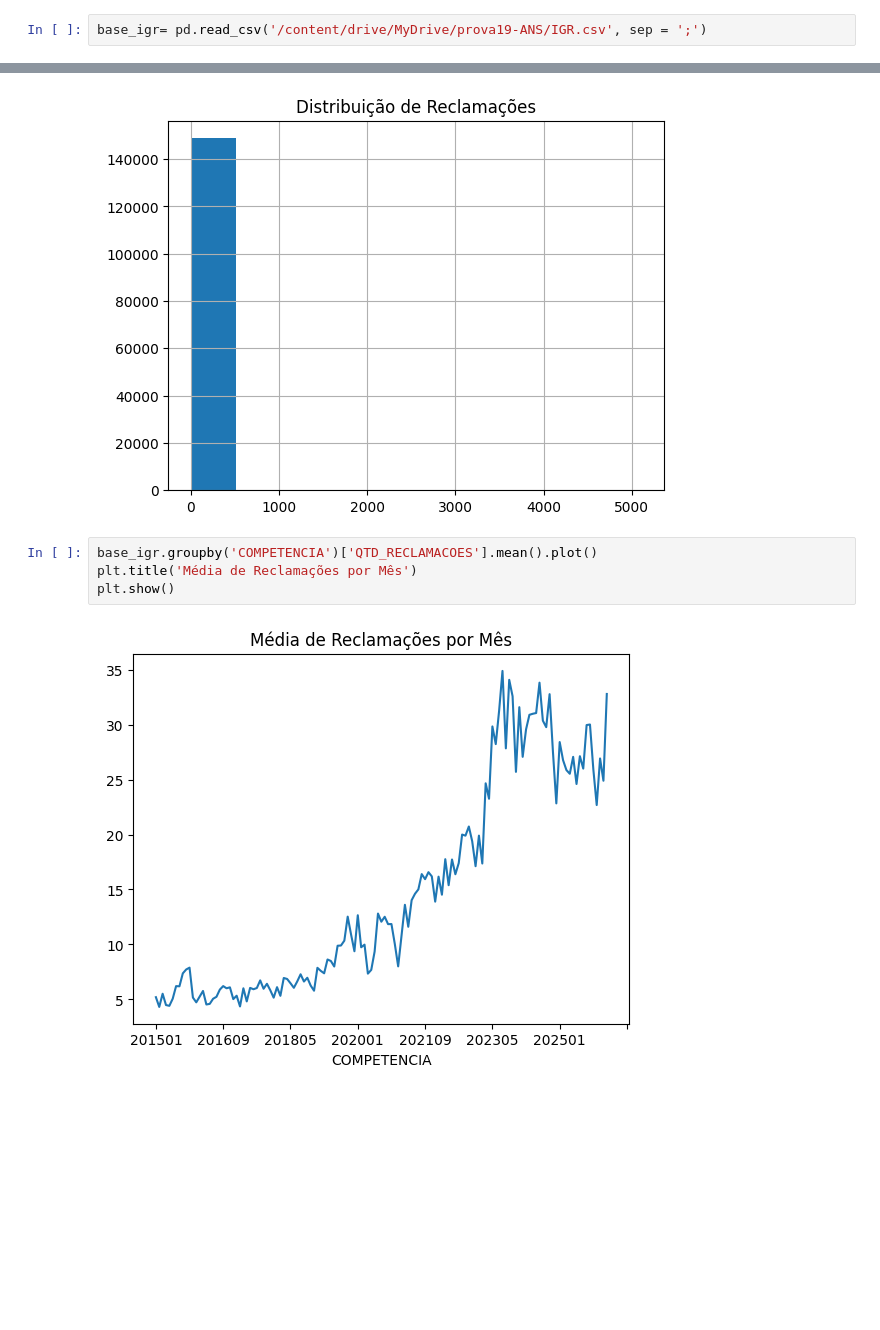
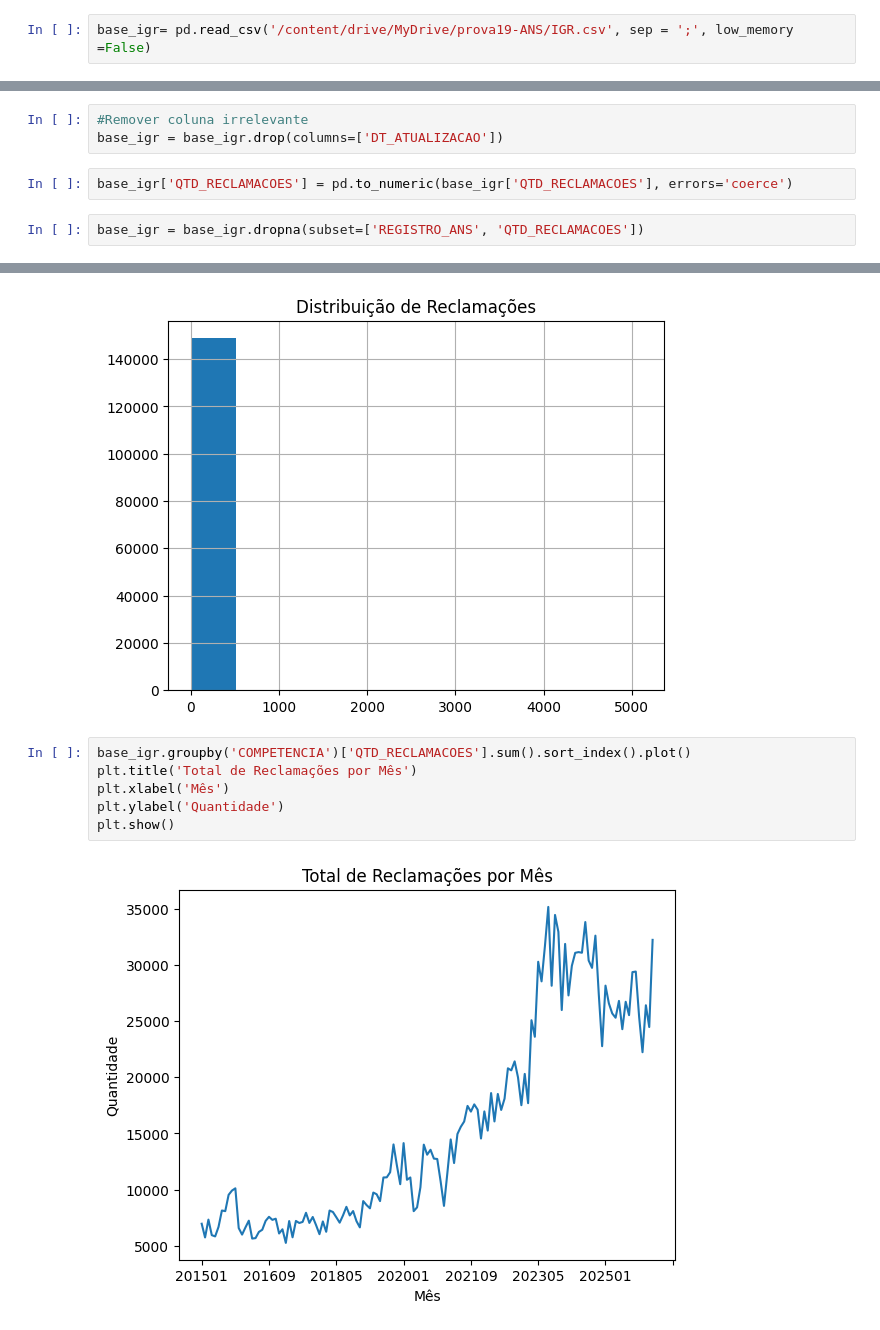
Before and after one commit to isageorgete/Prova19-icoma, a Jupyter notebook: prova_19_isadora_georgete.ipynb, the cells around one changed output, grey strips where cells are left out. Saved outputs shown, nothing was run; the diff lists cells and outputs as text; blank space fills up the shorter version.

Commit message:
Prova aparentemente feita

```diff
--- a/prova_19_isadora_georgete.ipynb
+++ b/prova_19_isadora_georgete.ipynb
@@ -18,5 +25,5 @@ import pandas as pd
 # %%
-base_igr= pd.read_csv('/content/drive/MyDrive/prova19-ANS/IGR.csv', sep = ';')
+base_igr= pd.read_csv('/content/drive/MyDrive/prova19-ANS/IGR.csv', sep = ';', low_memory =False)
 # %%
 base_igr
 # %% [output]
@@ -72,2 +78,9 @@ base_igr.isnull().sum()
 dtype: int64
+# %%
+#Remover coluna irrelevante
+base_igr = base_igr.drop(columns=['DT_ATUALIZACAO'])
+# %%
+base_igr['QTD_RECLAMACOES'] = pd.to_numeric(base_igr['QTD_RECLAMACOES'], errors='coerce')
+# %%
+base_igr = base_igr.dropna(subset=['REGISTRO_ANS', 'QTD_RECLAMACOES'])
 # %%
@@ -83,8 +96,10 @@ plt.show()
 # %% [output]
 [figure]
 # %%
-base_igr.groupby('COMPETENCIA')['QTD_RECLAMACOES'].mean().plot()
-plt.title('Média de Reclamações por Mês')
+base_igr.groupby('COMPETENCIA')['QTD_RECLAMACOES'].sum().sort_index().plot()
+plt.title('Total de Reclamações por Mês')
+plt.xlabel('Mês')
+plt.ylabel('Quantidade')
 plt.show()
 # %% [output]
-[figure, old version]
+[figure, new version]
```
Also changed, not shown: parts of 28 cells of this notebook.
